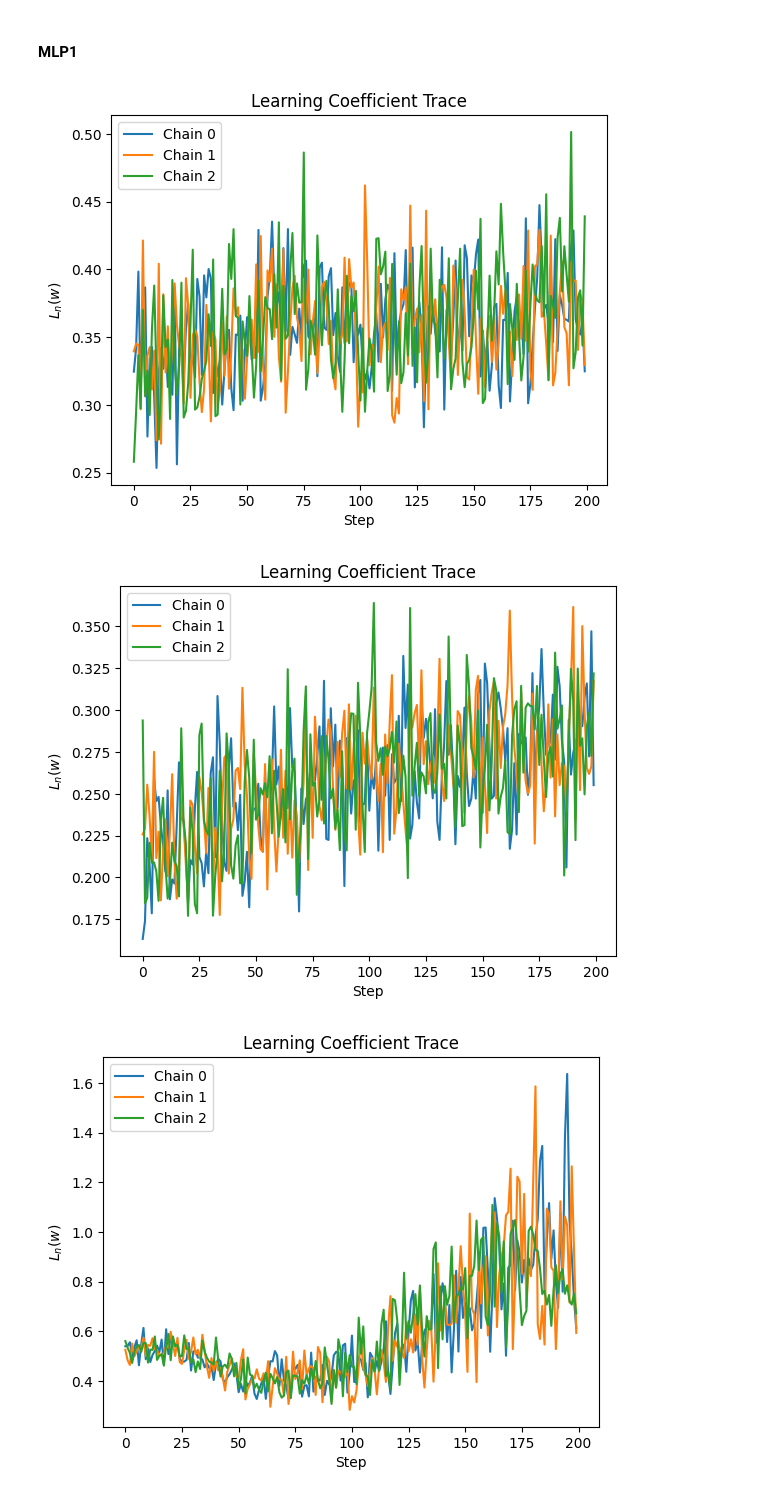
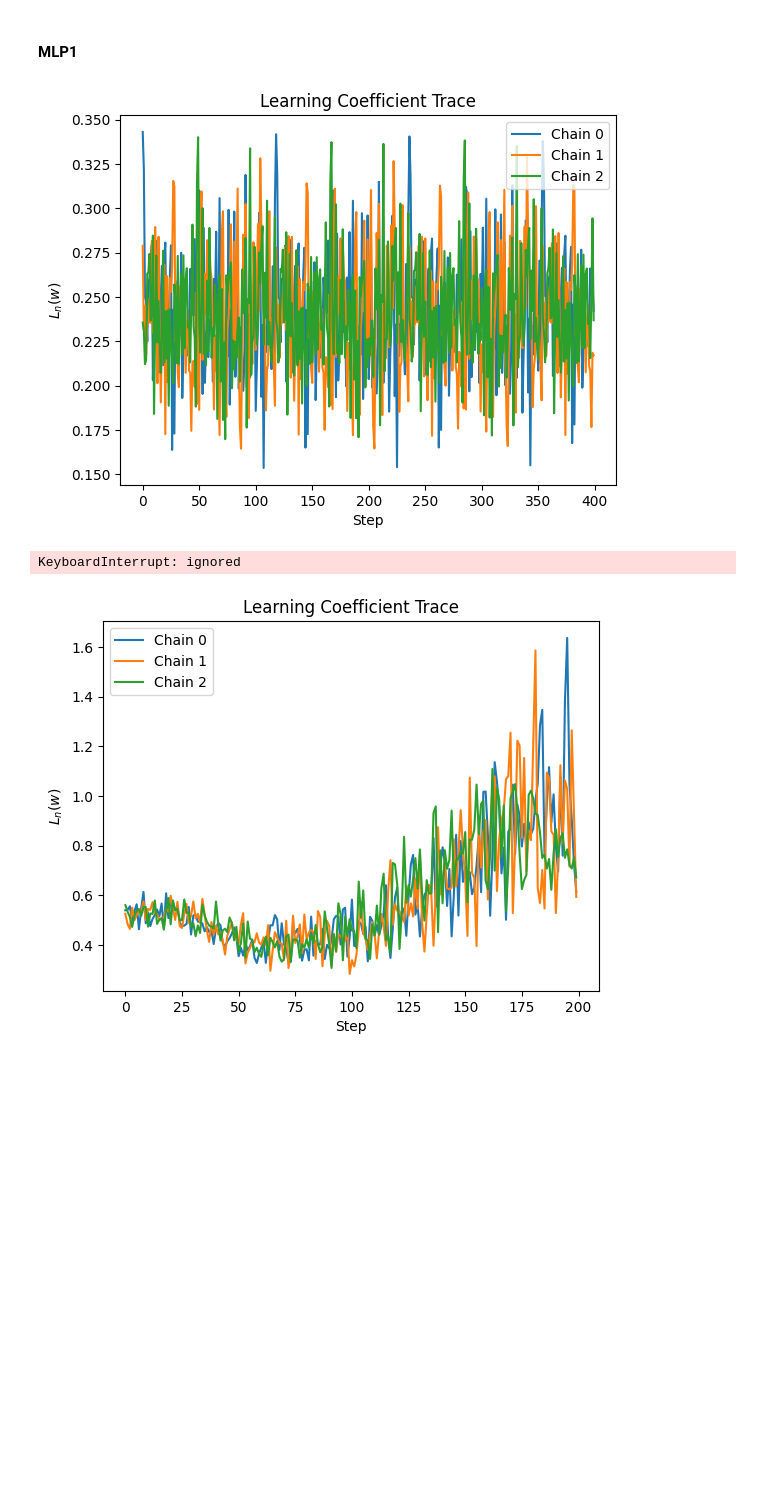
Before and after one commit to JacksonSprigg/DevInterp-MATS-Application, a Jupyter notebook: RLCT_noise_post_application.ipynb, the cells around one changed output. Cells and saved outputs as stored; diff of their text form; code cells hidden in the pictures; blank space fills up the shorter version.

```diff
--- a/RLCT_noise_post_application.ipynb
+++ b/RLCT_noise_post_application.ipynb
@@ -833,7 +833,7 @@ def chain_health_monitoring(models_rlct, lr, num_chains, num_draws, sampling_met
                 loader=train_loader,
                 criterion=criterion,
                 sampling_method=sampling_method,
-                optimizer_kwargs=dict(lr=lr, elasticity=1.0, num_samples=len(train_data)),
+                optimizer_kwargs=dict(lr=lr, elasticity=100.0, num_samples=len(train_data)),
                 num_chains=num_chains,
                 num_draws=num_draws,
                 num_burnin_steps=0,
@@ -999,15 +999,15 @@ train_loader_rlct = train_loader
 train_data_rlct = train_data
 # %%
 # Change values around until chains look healthy! Run roughly 3 chains here over 2 random models and then 10 chains in the real case.
-sgld_lr = 1e-5
+sgld_lr = 1e-7
 sgld_num_chains = 3
-sgld_num_draws = 200
+sgld_num_draws = 400
 sampling_method = SGLD
 
 chain_health_monitoring(models_rlct, sgld_lr, sgld_num_chains, sgld_num_draws, sampling_method)
 # %% [output]
-[figure, old version]
+[figure, new version]
-[figure, removed]
+KeyboardInterrupt: ignored
 # %%
 # Change values around until chains look healthy!  Run roughly 3 chains here over 2 random models and then 10 chains in the real case.
 sgnht_lr = 1e-6
```
Also changed, not shown: parts of 4 cells of this notebook.
